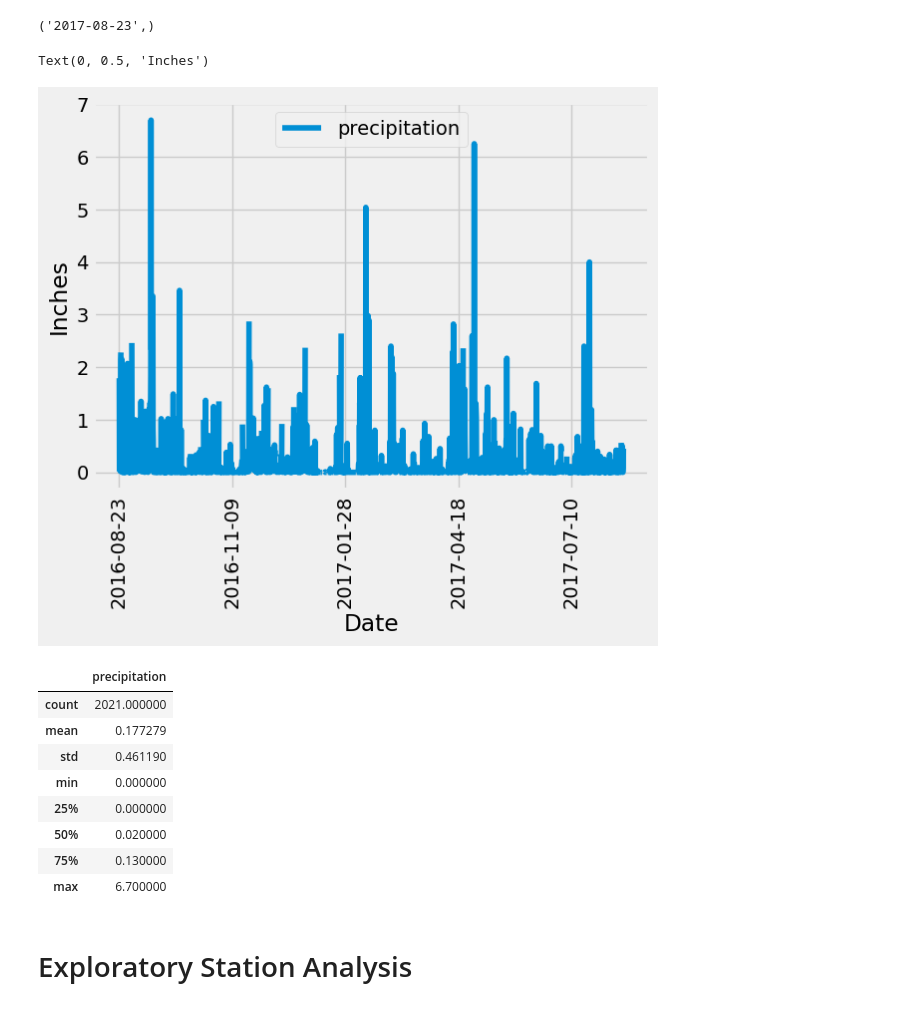
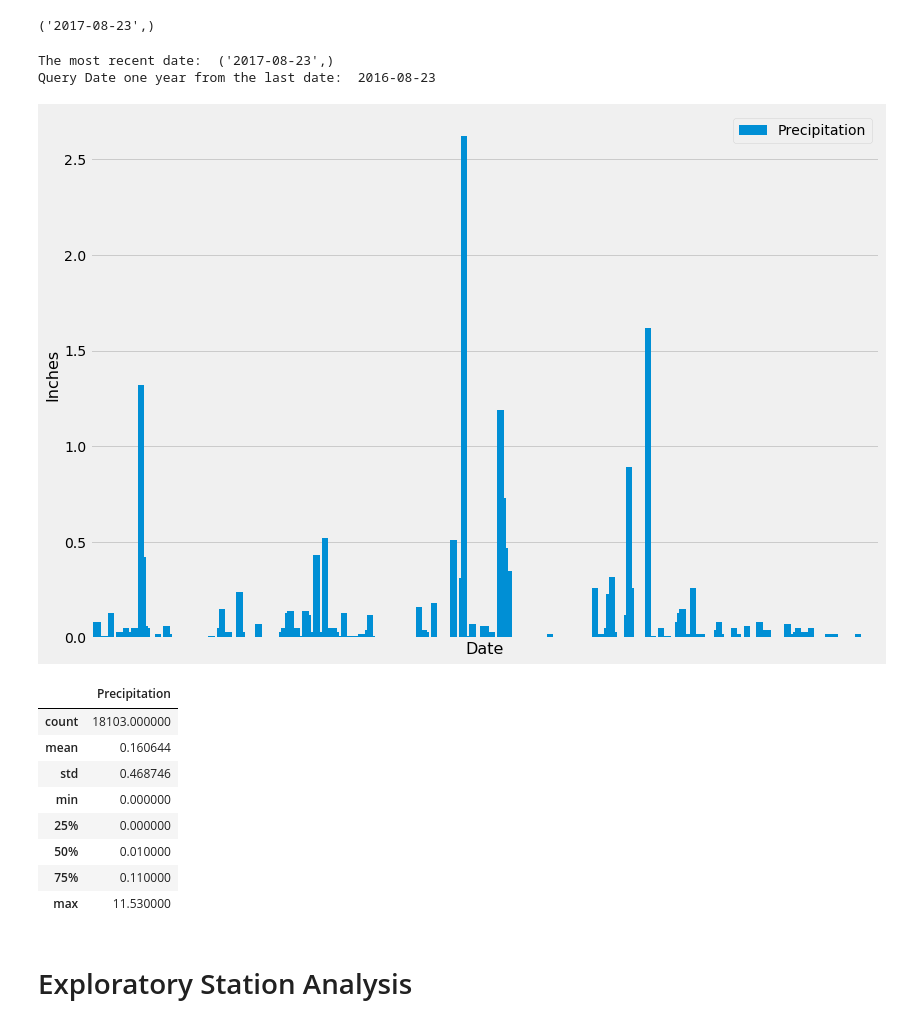
Before and after one commit to MDCummings86/Surfs_Up, a Jupyter notebook: SurfsUp/Starter_Code-3/climate_starter.ipynb, the cells around one changed output. Cells and saved outputs as stored; diff of their text form; code cells hidden in the pictures.

Commit message:
Third Commit, Exploratory Precip Analysis complete

```diff
--- a/SurfsUp/Starter_Code-3/climate_starter.ipynb
+++ b/SurfsUp/Starter_Code-3/climate_starter.ipynb
@@ -46,37 +47,57 @@ session = Session(engine)
 # %% [output]
 ('2017-08-23',)
 # %%
-# Design a query to retrieve the last 12 months of precipitation data and plot the results.
+# Design a query to retrieve the last 12 months of precipitation data and plot the results. - 03-Stu_Dates and 02-Ins_Dates
 # Starting from the most recent data point in the database.
-
+recent = session.query(Measurement.date).order_by(Measurement.date.desc()).first()
+print("The most recent date: ", recent)
 # Calculate the date one year from the last date in data set.
-
+query_date = dt.date(2017, 8, 23) - dt.timedelta(days=365)
+print("Query Date one year from the last date: ", query_date)
 
 # Perform a query to retrieve the data and precipitation scores
-
+results = session.query(Measurement.date, (Measurement.prcp)).\
+                    filter(Measurement.date >= query_date).\
+                    group_by(Measurement.date).all()
 
 # Save the query results as a Pandas DataFrame. Explicitly set the column names
+df_results = pd.DataFrame(results, columns=['Date', 'Precipitation'])
 
 
 # Sort the dataframe by date
+date_df = df_results.sort_values('Date')
 
 
 # Use Pandas Plotting with Matplotlib to plot the data
+ax = date_df.plot(kind='bar', width=3, figsize=(12,8))
+ax.set_xticks([])
+ax.grid(True)
+date_df.set_index('Date', inplace=True)
+plt.ylabel("Inches", size=16)
+plt.xlabel("Date", size=16)
+plt.tight_layout()
+plt.show()
 # %% [output]
-Text(0, 0.5, 'Inches')
+The most recent date:  ('2017-08-23',)
+Query Date one year from the last date:  2016-08-23
-[figure, old version]
+[figure, new version]
 # %%
 # Use Pandas to calculate the summary statistics for the precipitation data
+df_results = session.query(Measurement.prcp)
+
+df = pd.DataFrame(df_results, columns=['Precipitation'])
+df_stats = df.describe()
+df_stats
 # %% [output]
-|  | precipitation |
-| count | 2021.000000 |
-| mean | 0.177279 |
-| std | 0.461190 |
+|  | Precipitation |
+| count | 18103.000000 |
+| mean | 0.160644 |
+| std | 0.468746 |
 | min | 0.000000 |
 | 25% | 0.000000 |
-| 50% | 0.020000 |
-| 75% | 0.130000 |
-| max | 6.700000 |
+| 50% | 0.010000 |
+| 75% | 0.110000 |
+| max | 11.530000 |
 # %% [markdown]
 # Exploratory Station Analysis
 # %%
```
Also changed, not shown: parts of 1 cell of this notebook.
